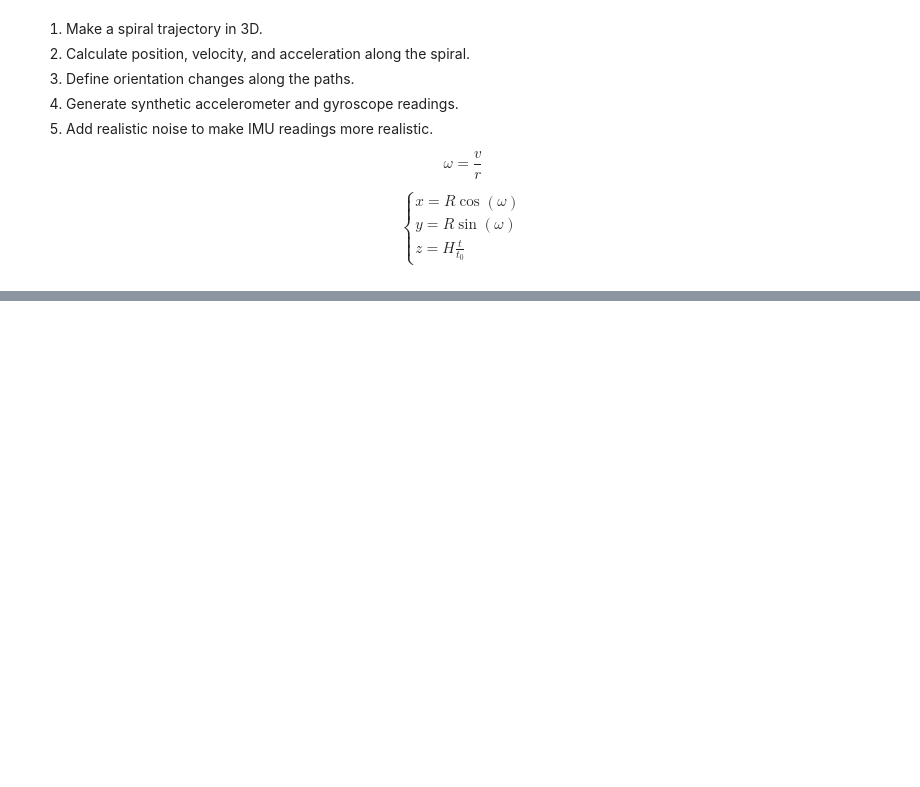
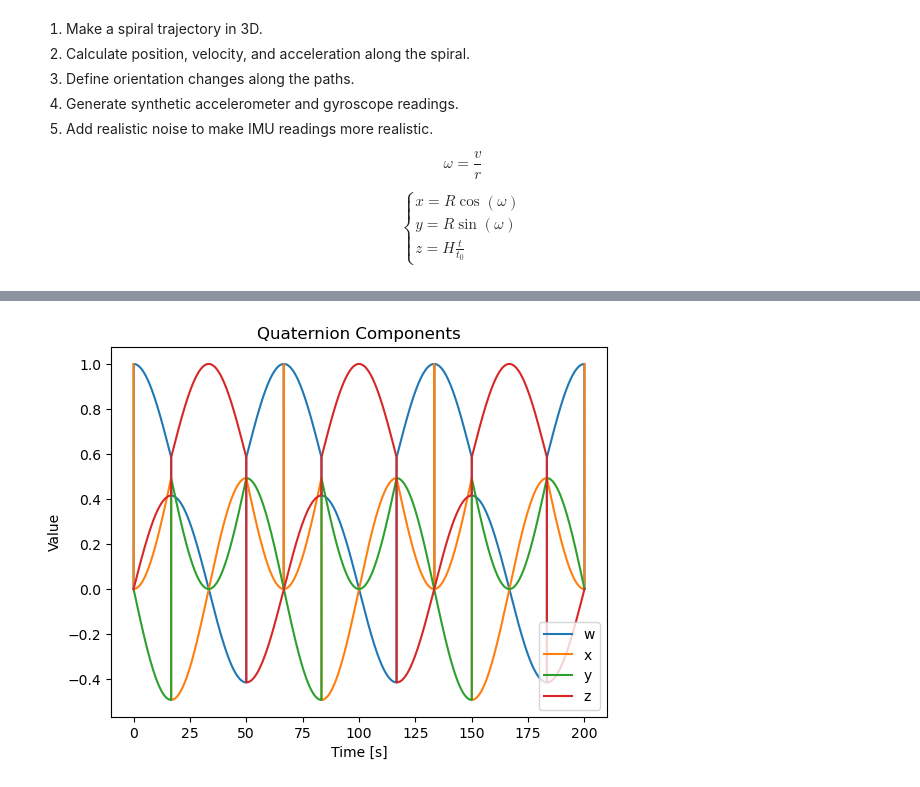
Before and after one commit to kjetteren/RaD_team1_HELIXON, a Jupyter notebook: kalman/synthetic_data.ipynb, the cells around one changed output, grey strips where cells are left out. Saved outputs shown, nothing was run; the diff lists cells and outputs as text; code cells hidden in the pictures; blank space fills up the shorter version.

```diff
--- a/kalman/synthetic_data.ipynb
+++ b/kalman/synthetic_data.ipynb
@@ -19,36 +21,6 @@ y=R\sin(\omega)\\
 z=H\frac{t}{t_0}
 \end{cases}$$
 # %%
-def make_spiral(t: int, radius: float, height: float, loops: int) -> np.ndarray:
-    """
-    :param t: number of samples
-    :param radius: radius of the spiral
-    :param height: height of the spiral
-    :param loops: number of loops in the spiral
-    :return: numpy array shaped (3,t)
-    """
-    omega = 2 * np.pi * loops / t[-1]
-
-    x = radius * np.cos(omega*t)
-    y = radius * np.sin(omega*t)
-    z = height * t/t[-1]
-
-    vx = - radius * omega * np.sin(omega*t)
-    vy = radius * omega * np.cos(omega*t)
-    vz = height / t[-1]
-
-    ax = - radius * omega ** 2 * np.sin(omega*t)
-    ay = - radius * omega ** 2 * np.cos(omega*t)
-    az = 0
-
-    spiral_data = np.array([
-        [x,y,z],
-        [vx,vy,vz],
-        [ax,ay,az]
-    ])
-
-    return spiral_data
-
 def make_spiral_quaternions(duration:int, sample_rate:float, radius:float, height:float, loop:int) -> dict:
     """
 
@@ -90,7 +62,7 @@ def make_spiral_quaternions(duration:int, sample_rate:float, radius:float, heigh
 
     quaternions = np.column_stack([quaternions[:, 3], quaternions[:, 0], quaternions[:, 1], quaternions[:, 2]])
 
-    noise_std = 0.001  # Adjust noise level as needed
+    noise_std = 0.1  # Adjust noise level as needed
     noisy_quaternions = quaternions + np.random.normal(0, noise_std, quaternions.shape)
 
     noisy_quaternions = noisy_quaternions / np.linalg.norm(noisy_quaternions, axis=1)[:, np.newaxis]
@@ -171,0 +143,13 @@ plot_trajectory_and_orientations(quaternions, 10)
+# %%
+plt.figure()
+plt.plot(quaternions['time'], quaternions['clean_quaternions'][:, 0], label='w')
+plt.plot(quaternions['time'], quaternions['clean_quaternions'][:, 1], label='x')
+plt.plot(quaternions['time'], quaternions['clean_quaternions'][:, 2], label='y')
+plt.plot(quaternions['time'], quaternions['clean_quaternions'][:, 3], label='z')
+plt.title('Quaternion Components')
+plt.xlabel('Time [s]')
+plt.ylabel('Value')
+plt.legend()
+plt.show()
+# %% [output]
+[figure, added]
```
Also changed, not shown: parts of 8 cells of this notebook.
